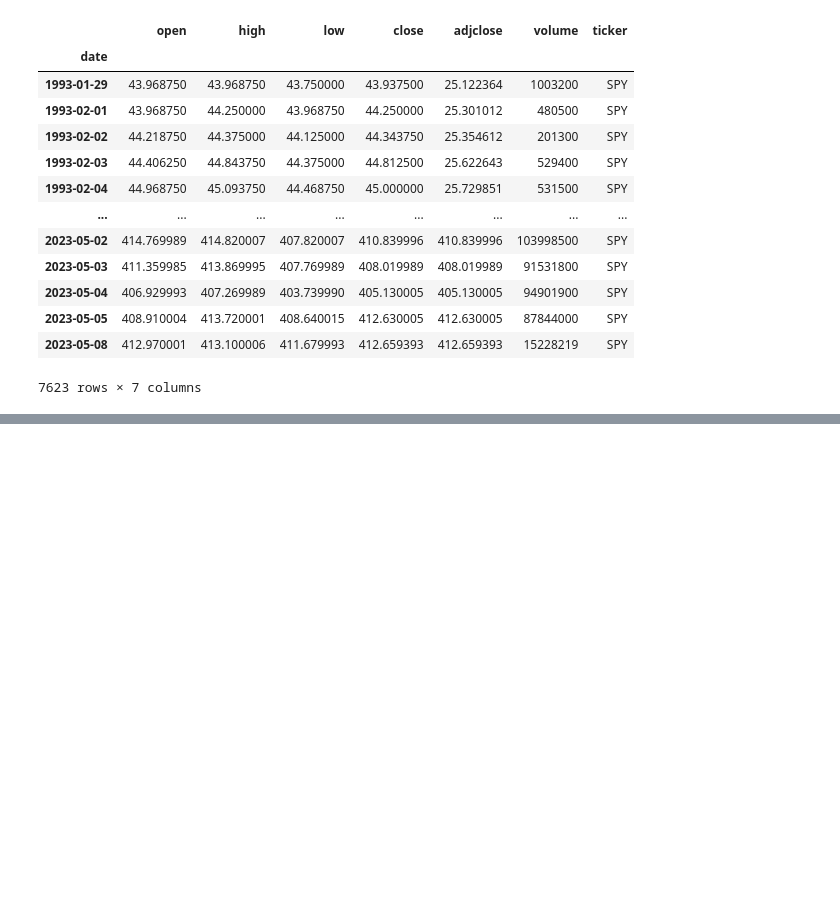
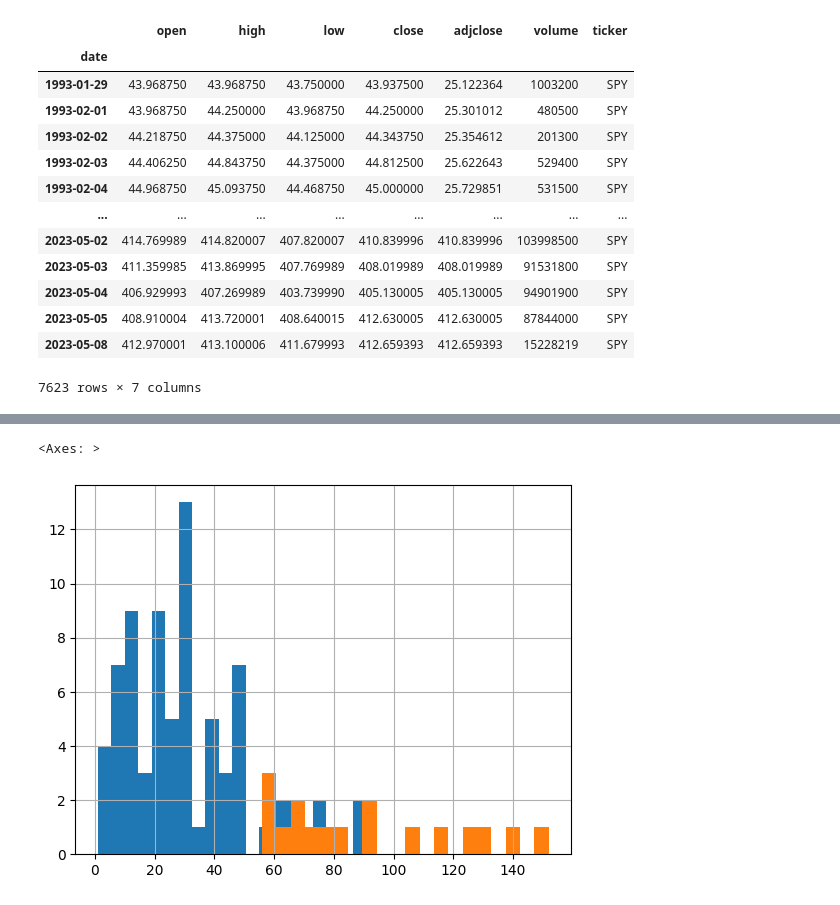
Before and after one commit to ag3nt3154/simple_backtester, a Jupyter notebook: simple_backtester.ipynb, the cells around one changed output, grey strips where cells are left out. Cells and saved outputs as stored; diff of their text form; code cells hidden in the pictures; blank space fills up the shorter version.

```diff
--- a/simple_backtester.ipynb
+++ b/simple_backtester.ipynb
@@ -274,0 +362,6 @@ plt.plot(bt.record['portfolio_value'])
+# %%
+bt.trade_record.win_records['time_in_trade'].hist(bins=20)
+bt.trade_record.loss_records['time_in_trade'].hist(bins=20)
+# %% [output]
+<Axes: >
+[figure, added]
```
Also changed, not shown: parts of 5 cells of this notebook.
